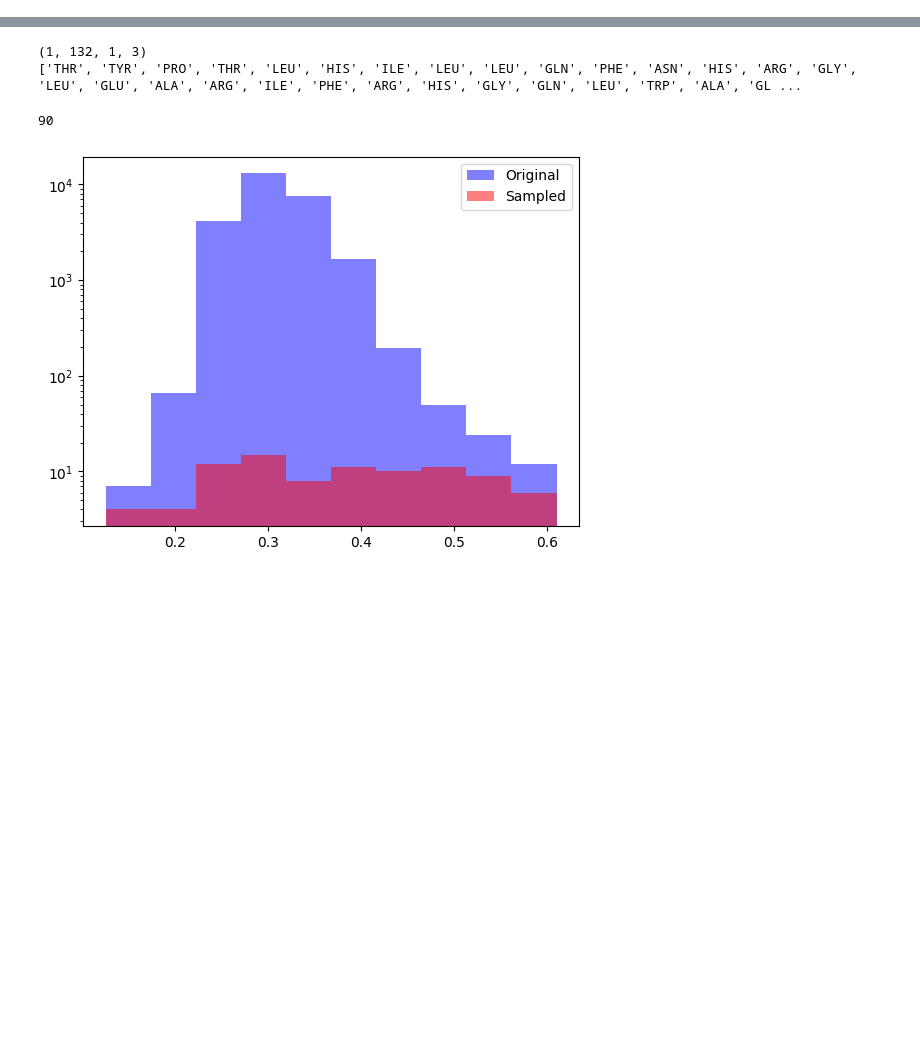
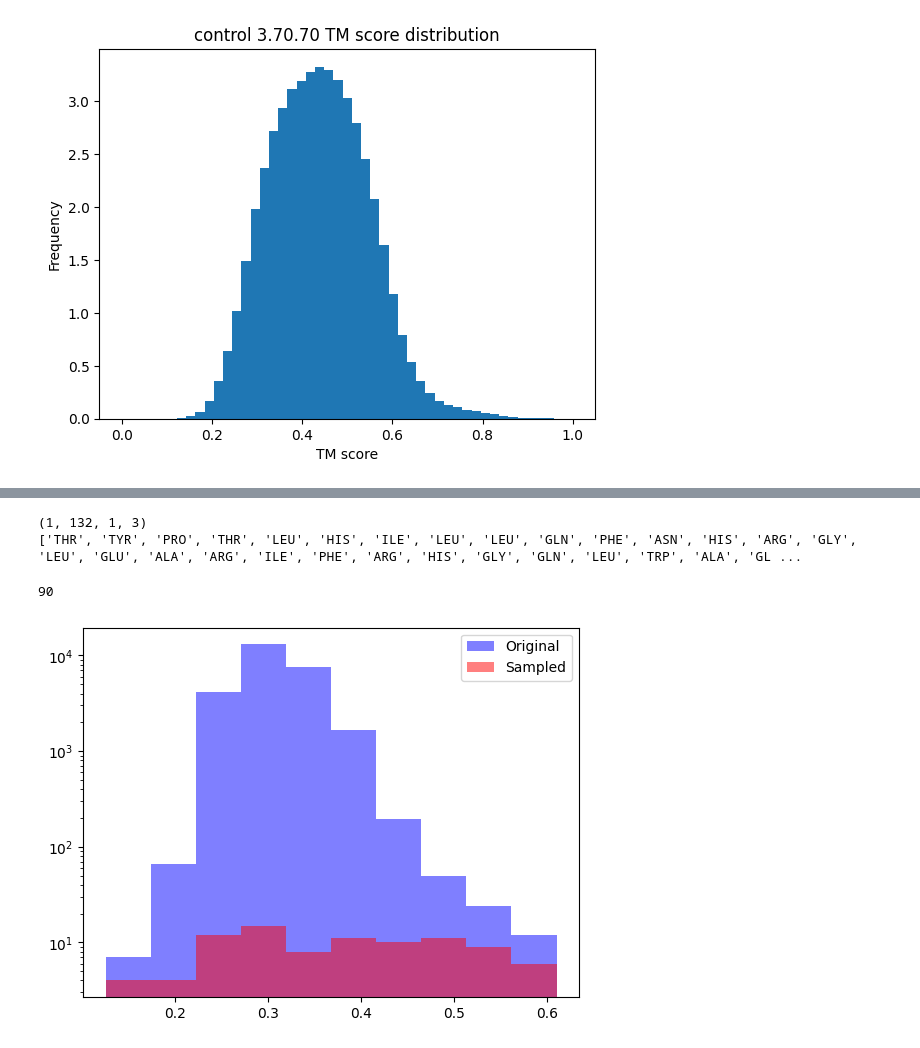
Before and after one commit to Yuwan3154/proteina, a Jupyter notebook: proteina.ipynb, the cells around one changed output, grey strips where cells are left out. Cells and saved outputs as stored; diff of their text form; code cells hidden in the pictures; blank space fills up the shorter version.

```diff
--- a/proteina.ipynb
+++ b/proteina.ipynb
@@ -16,0 +77,10 @@ from matplotlib import pyplot as plt
+# %%
+control_aln_df = pd.read_csv(Path.home() / "cath_v4-4_3.70.70_aln.tsv", sep="\t")
+
+plt.hist(control_aln_df["TM1"].to_numpy(), bins=np.linspace(0, 1, 50), density=True)
+plt.xlabel("TM score")
+plt.ylabel("Frequency")
+plt.title("control 3.70.70 TM score distribution")
+plt.show()
+# %% [output]
+[figure, added]
```
Also changed, not shown: parts of 16 cells of this notebook, 20 other files.
